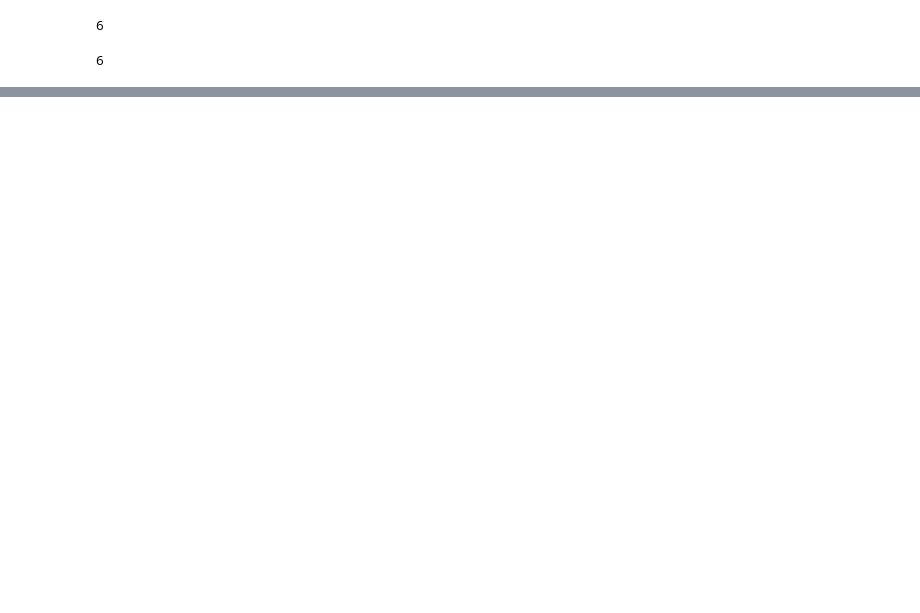
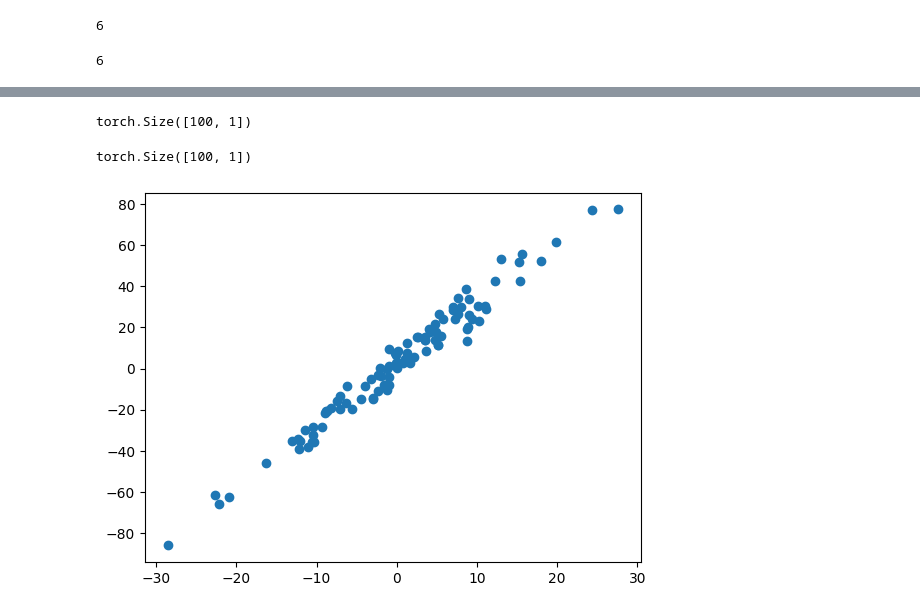
Before and after one commit to GoldenHourWaves/DeepLearning, a Jupyter notebook: wd_torch copy.ipynb, the cells around one changed output, grey strips where cells are left out. Saved outputs shown, nothing was run; the diff lists cells and outputs as text; code cells hidden in the pictures; blank space fills up the shorter version.

```diff
--- a/wd_torch copy.ipynb
+++ b/wd_torch copy.ipynb
@@ -557,4 +557,5 @@ len(list(model1.parameters()))
 # %% [output]
 6
 # %%
-ddd
+X = torch.randn(100,1)
+X
@@ -560,0 +580,18 @@ ddd
+# %%
+X = X*10
+X.size()
+# %% [output]
+torch.Size([100, 1])
+# %%
+X.shape
+# %% [output]
+torch.Size([100, 1])
+# %%
+noise = torch.randn(100, 1) * 5
+y = 3 * X + 2 + noise
+# %%
+import matplotlib.pyplot as plt
+plt.scatter(X,y)
+plt.show()
+# %% [output]
+[figure, added]
```
Also changed, not shown: parts of 16 cells of this notebook, 10 other files.
